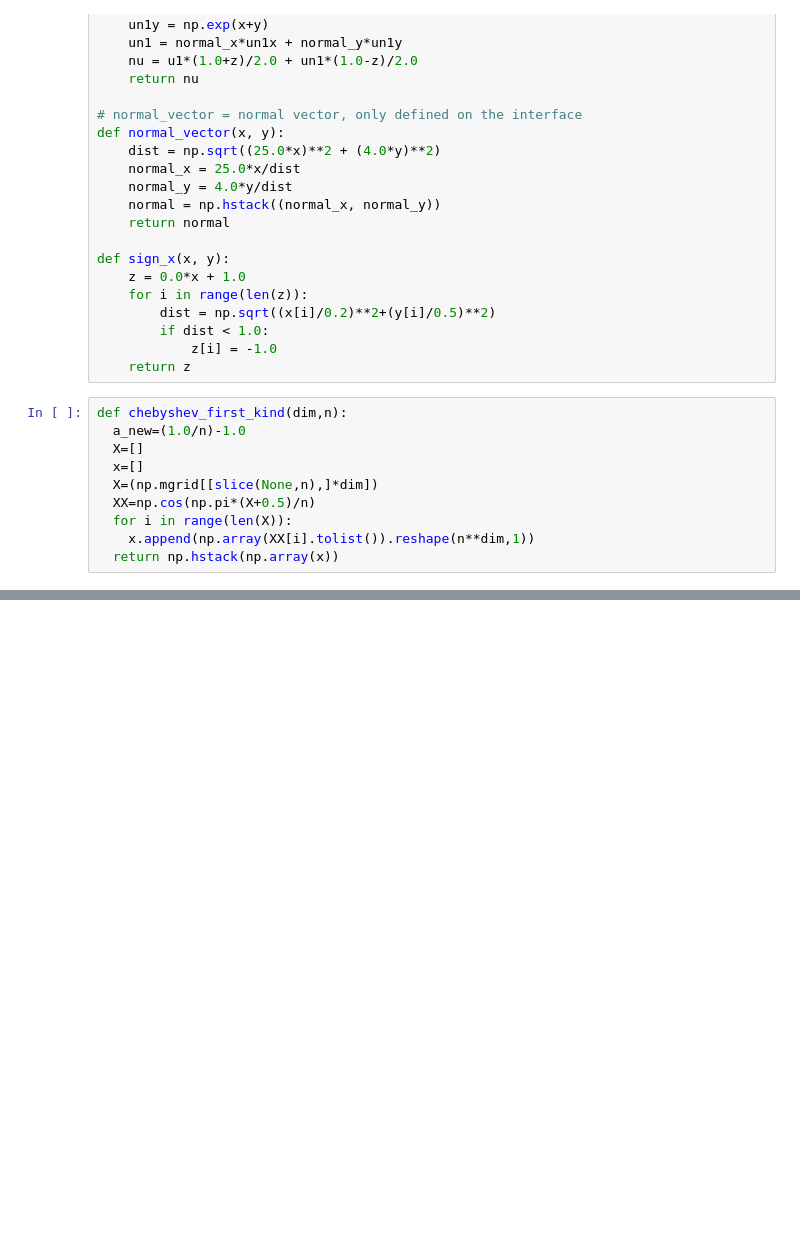
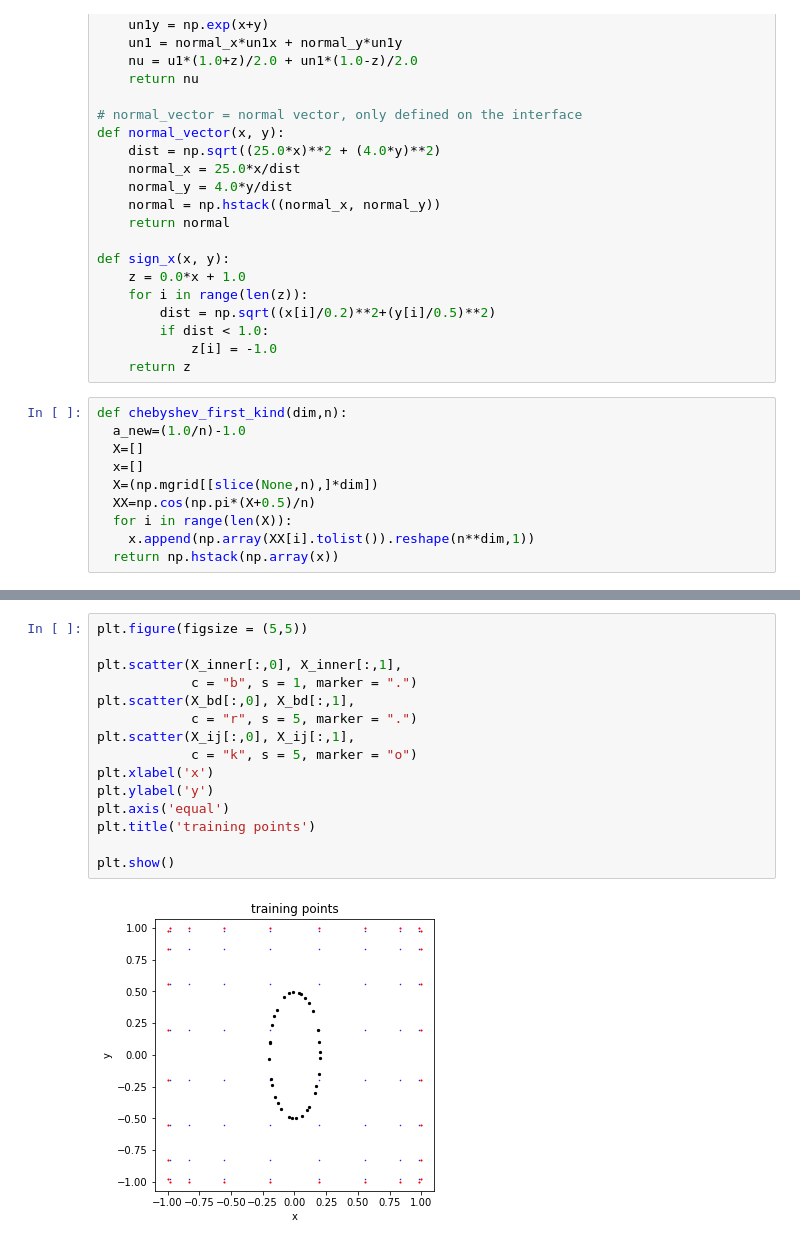
Before and after one commit to teshenglin/DCSNN, a Jupyter notebook: python/DCSNN_EX1_LM_Chebyshev.ipynb, the cells around one changed output, grey strips where cells are left out. Cells and saved outputs as stored; diff of their text form; blank space fills up the shorter version.

```diff
--- a/python/DCSNN_EX1_LM_Chebyshev.ipynb
+++ b/python/DCSNN_EX1_LM_Chebyshev.ipynb
@@ -201,0 +234,17 @@ Unj_ij = beta_plus*normal_u(x_ij, y_ij, 0.0*x_ij+1.0) - normal_u(x_ij, y_ij, 0.0
+# %%
+plt.figure(figsize = (5,5))
+
+plt.scatter(X_inner[:,0], X_inner[:,1],
+            c = "b", s = 1, marker = ".")
+plt.scatter(X_bd[:,0], X_bd[:,1],
+            c = "r", s = 5, marker = ".")
+plt.scatter(X_ij[:,0], X_ij[:,1],
+            c = "k", s = 5, marker = "o")
+plt.xlabel('x')
+plt.ylabel('y')
+plt.axis('equal')
+plt.title('training points')
+
+plt.show()
+# %% [output]
+[figure, added]
```
Also changed, not shown: parts of 14 cells of this notebook, 3 other files.
